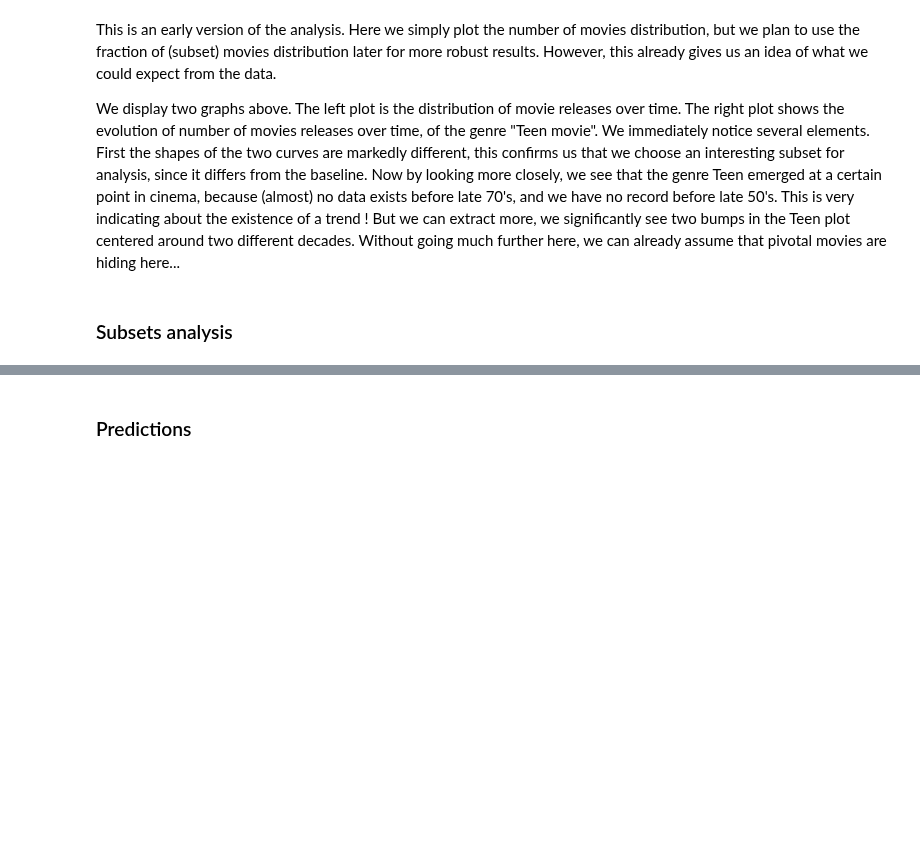
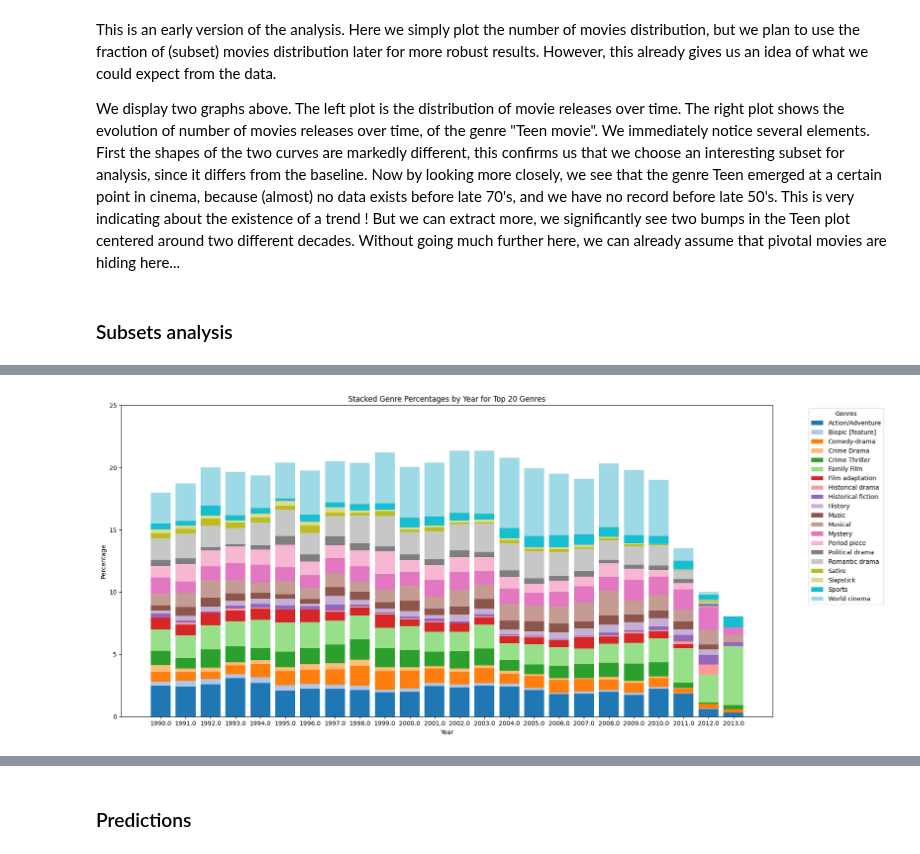
Before and after one commit to epfl-ada/ada-2023-project-thewestbobers, a Jupyter notebook: milestoneP2.ipynb, the cells around one changed output, grey strips where cells are left out. Drawn from its saved outputs; the diff is of its cells as text; code cells hidden in the pictures; blank space fills up the shorter version.

```diff
--- a/milestoneP2.ipynb
+++ b/milestoneP2.ipynb
@@ -126,0 +139,4 @@ We display two graphs above. The left plot is the distribution of movie releases
+# %%
+plot_genres_percentages_per_year(movies_initial_subset, 1990, 2013, 21,41,25)
+# %% [output]
+[figure, added]
```
Also changed, not shown: parts of 17 cells of this notebook.
